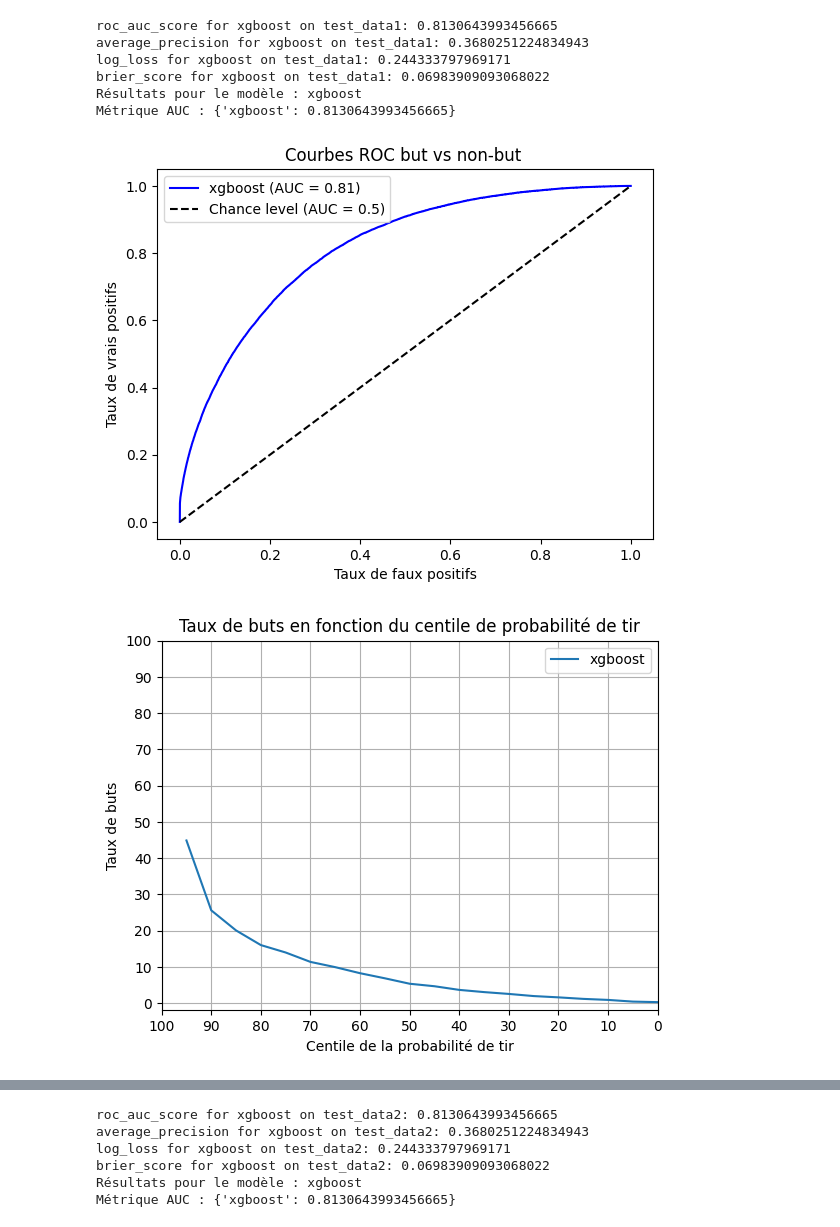
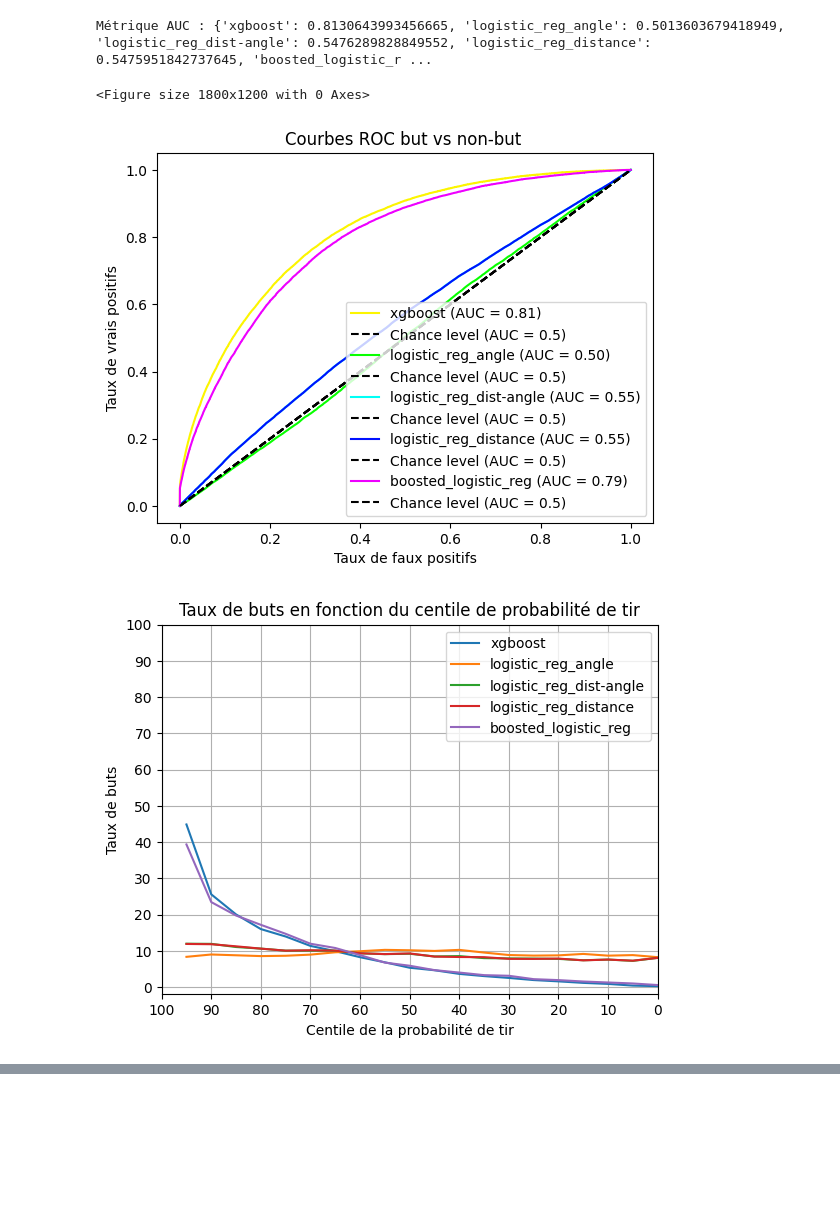
Before and after one commit to mathieupelo/ift6758-A08, a Jupyter notebook: notebooks/Test_Model.ipynb, the cells around one changed output, grey strips where cells are left out. Cells and saved outputs as stored; diff of their text form; code cells hidden in the pictures; blank space fills up the shorter version.

Commit message:
Test_Model

```diff
--- a/notebooks/Test_Model.ipynb
+++ b/notebooks/Test_Model.ipynb
@@ -44,16 +35,23 @@ model_list = [
 
 test_datasets = [('test_data1', test_data1), ('test_data2', test_data2)]
 
-for model_name, model_version, data_type in model_list:
-    try:
-        output_path = f"../model/{model_name}"
-        api.download_registry_model(workspace, model_name, model_version, output_path=output_path, expand=True)
-        file_name = os.listdir(f'../model/{model_name}')
 
-        with open(os.path.join(output_path, file_name[0]), 'rb') as file:
-            model = pickle.load(file)
+colors = sns.color_palette("hsv", len(model_list))
+model_color_map = {model[0]: color for model, color in zip(model_list, colors)}
 
-        for dataset_name, dataset in test_datasets:
+for dataset_name, dataset in test_datasets:
+    CLFS = []
+    Ys = []
+
+    for idx, (model_name, model_version, data_type) in enumerate(model_list):
+        try:
+            output_path = f"../model/{model_name}"
+            api.download_registry_model(workspace, model_name, model_version, output_path=output_path, expand=True)
+            file_name = os.listdir(f'../model/{model_name}')
+
+            with open(os.path.join(output_path, file_name[0]), 'rb') as file:
+                model = pickle.load(file)
+
             if data_type == 'full':
                 X, y = preprocessing(dataset, 'is_goal')
             elif data_type == 'angle':
@@ -68,23 +66,34 @@ for model_name, model_version, data_type in model_list:
 
             predictions = model.predict_proba(X)
 
-            # Calcul et affichage des métriques pour chaque modèle et dataset
-            metrics = roc_auc_score(y, predictions[:, 1])
-            print(f"roc_auc_score for {model_name} on {dataset_name}: {metrics}")
+            color = colors[idx]
+            CLFS.append([[model], X, model_name])
+            Ys.append([model_name, predictions[:, 1], color, True])
 
-            metrics = average_precision_score(y, predictions[:, 1])
-            print(f"average_precision for {model_name} on {dataset_name}: {metrics}")
+        except Exception as e:
+            print(f"An error occurred with {model_name}: {e}")
 
-            metrics = log_loss(y, predictions)
-            print(f"log_loss for {model_name} on {dataset_name}: {metrics}")
+    plt.figure(figsize=(18, 12))
+    y = pd.Series(y)
 
-            metrics= brier_score_loss(y, predictions[:, 1])
-            print(f"brier_score for {model_name} on {dataset_name}: {metrics}")
+    ROC_plot(y, Ys)
+    Centiles_plot(y, Ys)
+    cumulative_centiles_plot(y, Ys)
+    calibrate_display(CLFS, y, n_bin=40)
 
-            visualisation(model_name, model, predictions, y, X)
+def calibrate_display(classifier, y_val, n_bin=50):
+    fig, ax = plt.subplots()
+    for model, X, name in classifier:
+        if len(model) != 2:
+            CalibrationDisplay.from_estimator(model[0], X, y_val, n_bins=n_bin, name=name, ax=ax)
+        else:
+            CalibrationDisplay.from_predictions(model[0], model[1], n_bins=n_bin, name=name, ax=ax)
 
-    except Exception as e:
-        print(f"An error occurred with {model_name}: {e}")
+    ax.set_xlabel("Probabilité moyenne prédite (Classe 1)")
+    ax.set_ylabel("Proportion des positifs (Classe 1)")
+    ax.set_title("Diagramme de fiabilité : Courbes de calibration")
+    ax.legend()
+    plt.show()
 # %% [output]
 COMET INFO: Downloading registry model 'xgboost', version '1.4.0', stage None from workspace 'me-pic'...
 COMET INFO: Unzipping model to 'c:\\Users\\lebou\\Desktop\\Cours_Canada\\Data_science_IFT6758\\project_nhl_data\\ift6758-A08\\model\\xgboost' ...
@@ -92,8 +115,4 @@ COMET INFO: done!
-roc_auc_score for xgboost on test_data1: 0.8130643993456665
-average_precision for xgboost on test_data1: 0.3680251224834943
-log_loss for xgboost on test_data1: 0.244333797969171
-brier_score for xgboost on test_data1: 0.06983909093068022
-Résultats pour le modèle : xgboost
-Métrique AUC : {'xgboost': 0.8130643993456665}
+Métrique AUC : {'xgboost': 0.8130643993456665, 'logistic_reg_angle': 0.5013603679418949, 'logistic_reg_dist-angle': 0.5476289828849552, 'logistic_reg_distance': 0.5475951842737645, 'boosted_logistic_r ...
+<Figure size 1800x1200 with 0 Axes>
-[figure, old version]
+[figure, new version]
-[figure, old version]
+[figure, new version]
@@ -102,6 +120,0 @@ Métrique AUC : {'xgboost': 0.8130643993456665}
-roc_auc_score for xgboost on test_data2: 0.8130643993456665
-average_precision for xgboost on test_data2: 0.3680251224834943
-log_loss for xgboost on test_data2: 0.244333797969171
-brier_score for xgboost on test_data2: 0.06983909093068022
-Résultats pour le modèle : xgboost
-Métrique AUC : {'xgboost': 0.8130643993456665}
```
Also changed, not shown: parts of 3 cells of this notebook.
